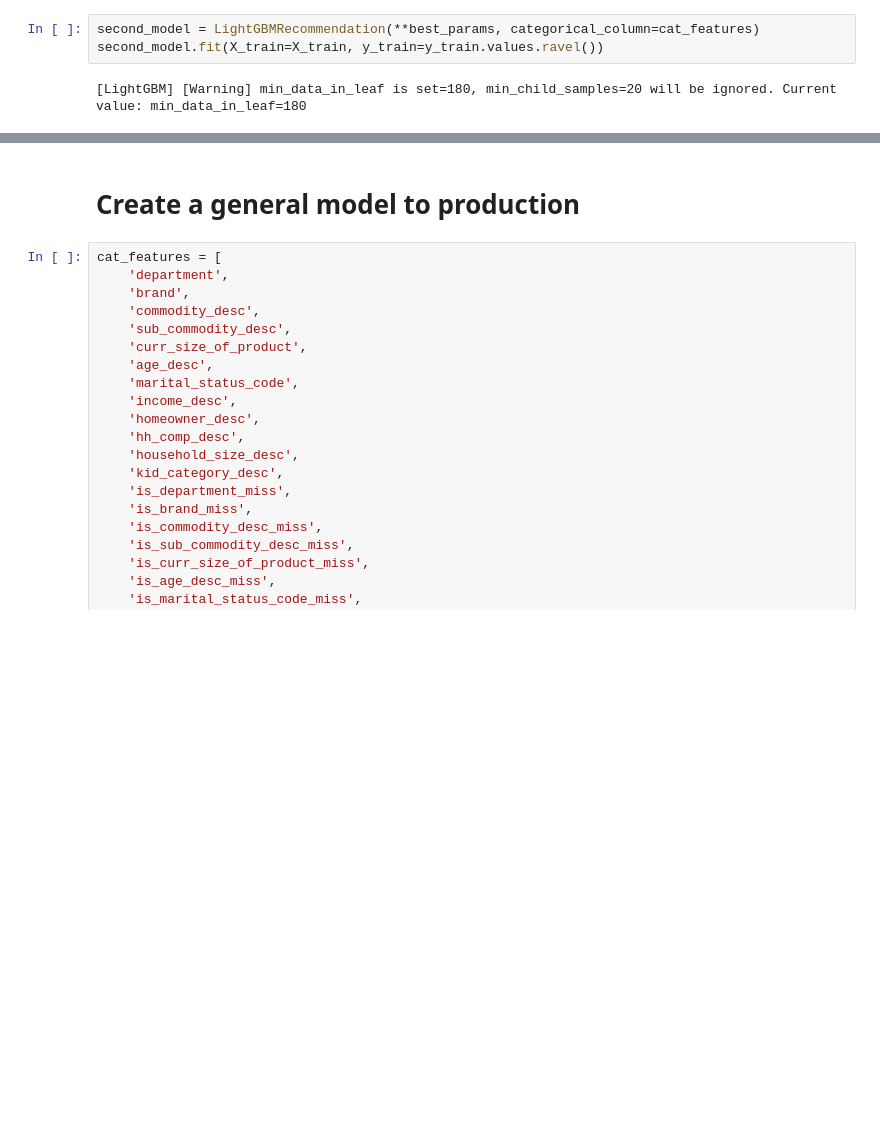
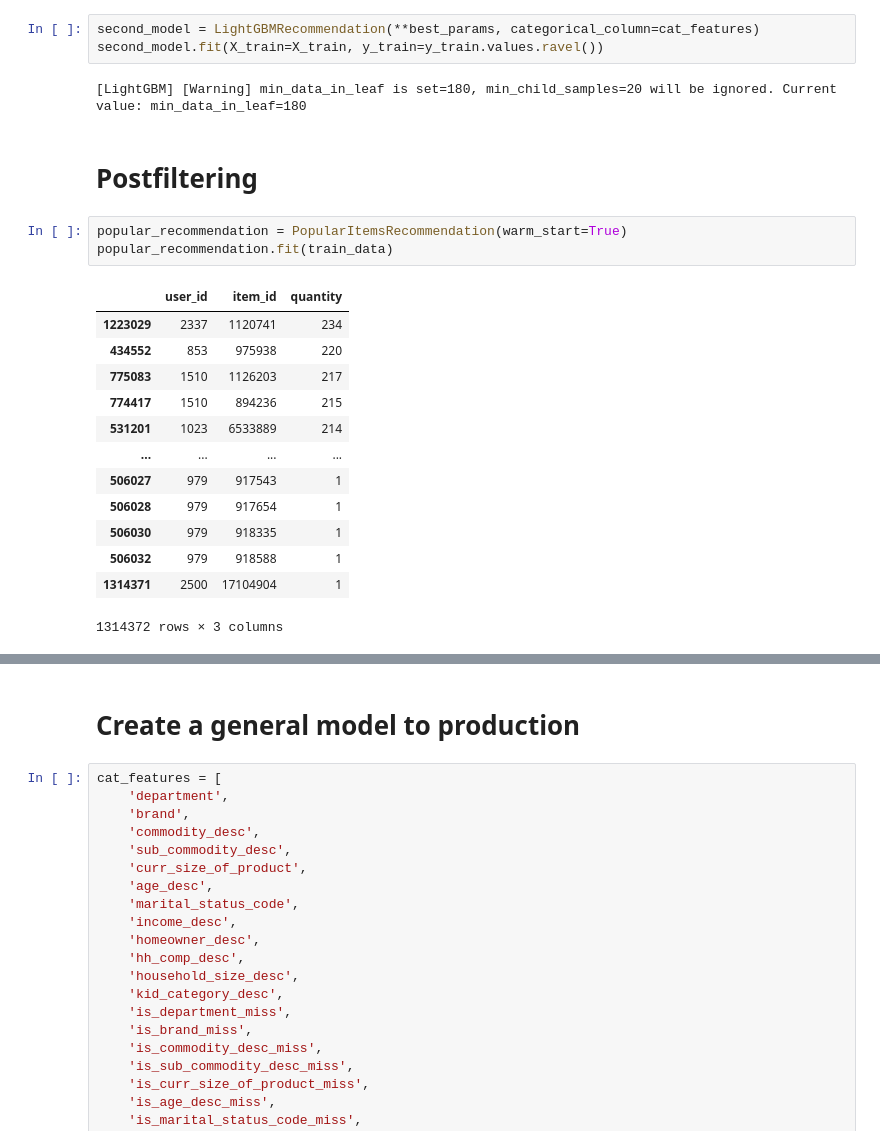
Before and after one commit to JYaromich/RecSys, a Jupyter notebook: final_project.ipynb, the cells around one changed output, grey strips where cells are left out. Drawn from its saved outputs; the diff is of its cells as text; blank space fills up the shorter version.

```diff
--- a/final_project.ipynb
+++ b/final_project.ipynb
@@ -616,3 +616,22 @@ second_model = LightGBMRecommendation(**best_params, categorical_column=cat_feat
 second_model.fit(X_train=X_train, y_train=y_train.values.ravel())
 # %% [output]
 [LightGBM] [Warning] min_data_in_leaf is set=180, min_child_samples=20 will be ignored. Current value: min_data_in_leaf=180
+# %% [markdown]
+# Postfiltering
+# %%
+popular_recommendation = PopularItemsRecommendation(warm_start=True)
+popular_recommendation.fit(train_data)
+# %% [output]
+|  | user_id | item_id | quantity |
+| 1223029 | 2337 | 1120741 | 234 |
+| 434552 | 853 | 975938 | 220 |
+| 775083 | 1510 | 1126203 | 217 |
+| 774417 | 1510 | 894236 | 215 |
+| 531201 | 1023 | 6533889 | 214 |
+| ... | ... | ... | ... |
+| 506027 | 979 | 917543 | 1 |
+| 506028 | 979 | 917654 | 1 |
+| 506030 | 979 | 918335 | 1 |
+| 506032 | 979 | 918588 | 1 |
+| 1314371 | 2500 | 17104904 | 1 |
+1314372 rows × 3 columns
```
Also changed, not shown: parts of 12 cells of this notebook, 7 other files.
